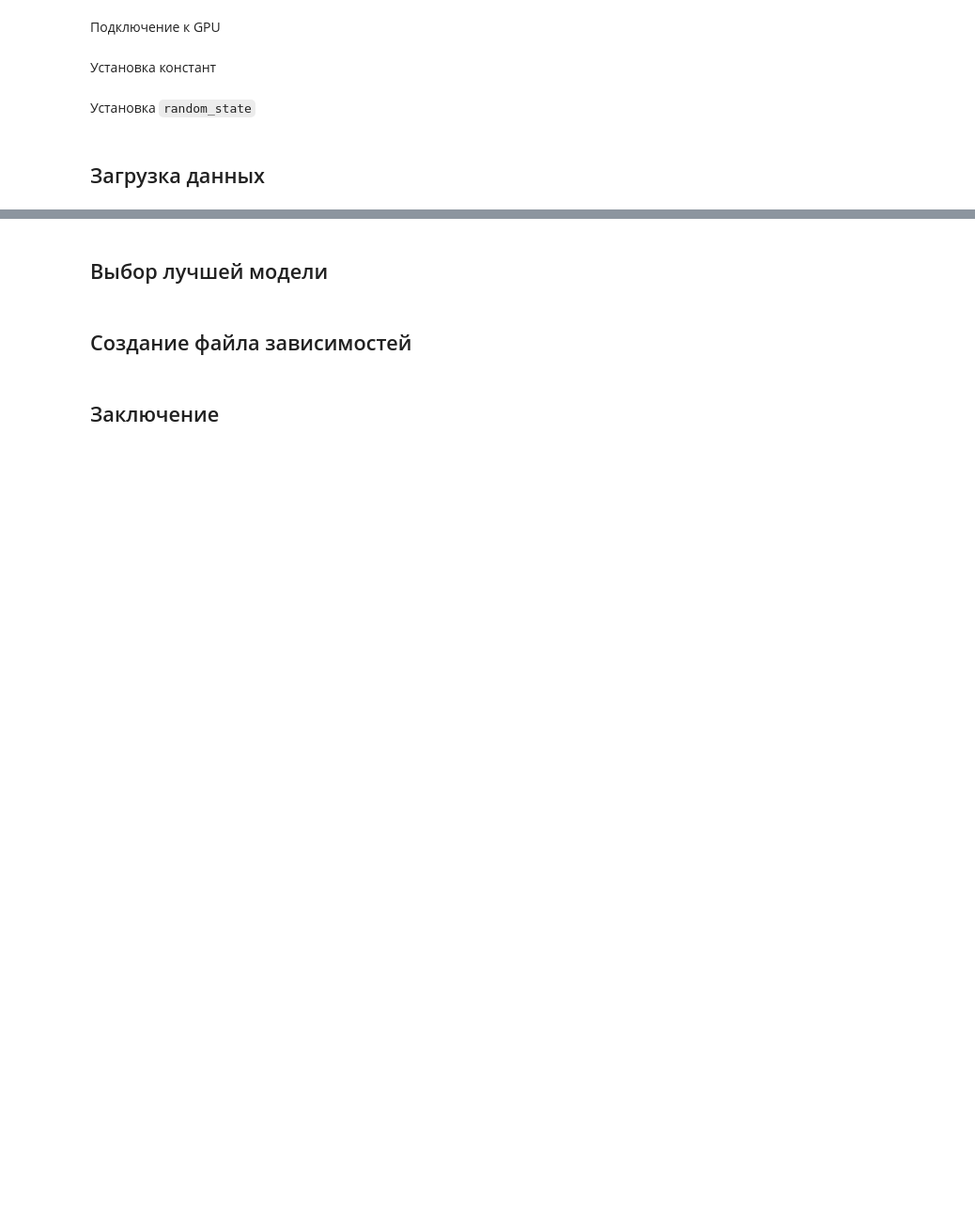
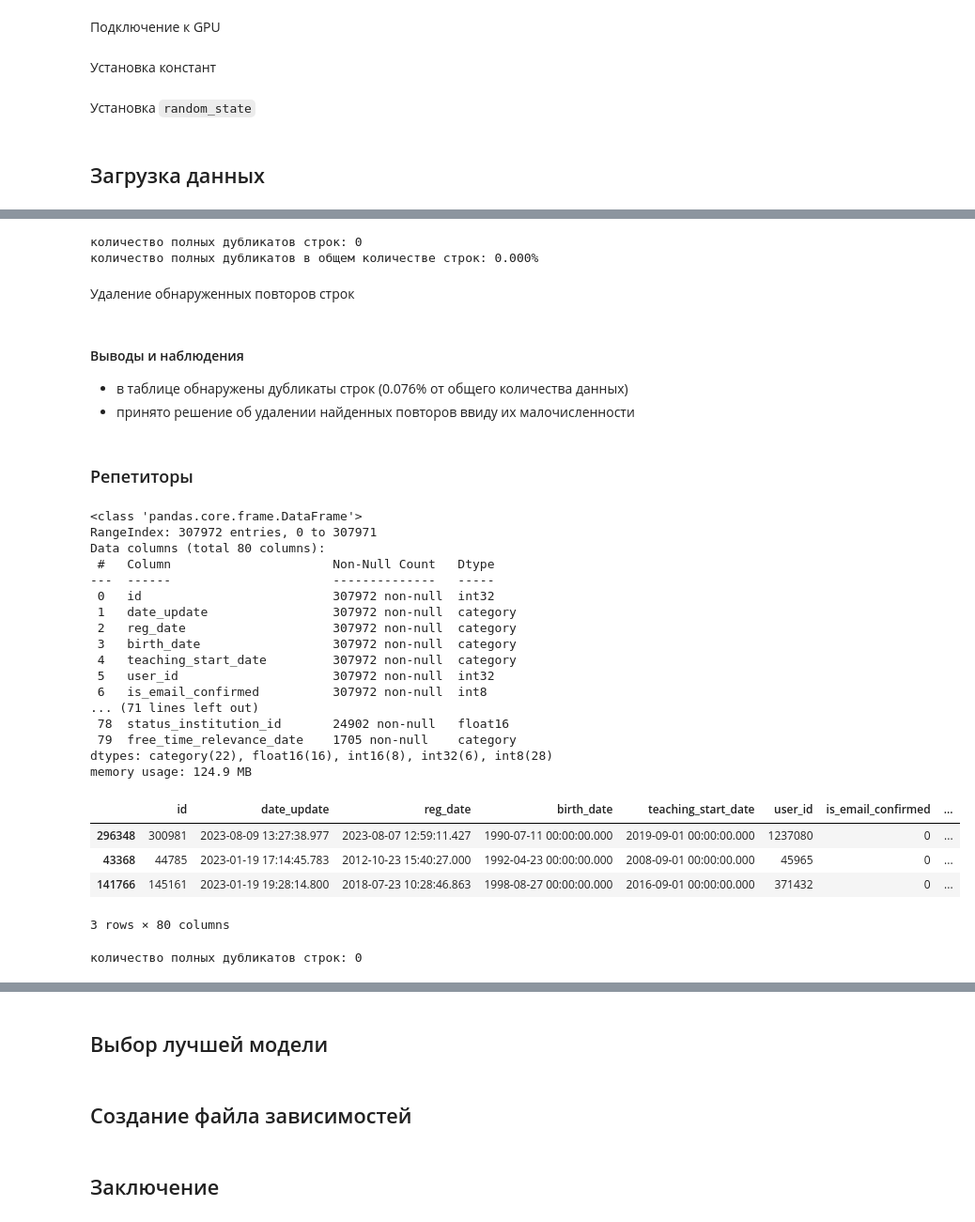
Before and after one commit to denis-42ds/classification_of_payment_requests, a Jupyter notebook: classification_of_payment_requests.ipynb, the cells around one changed output, grey strips where cells are left out. Shown at 94% size. Drawn from its saved outputs; the diff is of its cells as text; code cells hidden in the pictures; blank space fills up the shorter version.

Commit message:
first acquaintance with data

```diff
--- a/classification_of_payment_requests.ipynb
+++ b/classification_of_payment_requests.ipynb
@@ -178,7 +182,7 @@ np.random.seed(RANDOM_STATE)
 # %% [markdown]
 ## Загрузка данных
 # %%
-orders = pd.read_csv('data/orders.csv')
-teacher_info = pd.read_csv('data/teacher_info.csv')
-suitable_teachers = pd.read_csv('data/suitable_teachers.csv')
-prefered_teachers_order_id = pd.read_csv('data/prefered_teachers_order_id.csv')
+orders = pd.read_feather('data/orders.feather')
+teachers_info = pd.read_feather('data/teachers_info.feather')
+suitable_teachers = pd.read_feather('data/suitable_teachers.feather')
+prefered_teachers_order_id = pd.read_feather('data/prefered_teachers_order_id.feather')
@@ -184,0 +215,8 @@ prefered_teachers_order_id = pd.read_csv('data/prefered_teachers_order_id.csv')
+# %%
+print(f"количество полных дубликатов строк: {orders.duplicated().sum()}")
+print(f"количество полных дубликатов в общем количестве строк: {orders.duplicated().sum() / orders.shape[0] * 100:.3f}%")
+# %% [output]
+количество полных дубликатов строк: 0
+количество полных дубликатов в общем количестве строк: 0.000%
+# %% [markdown]
+Удаление обнаруженных повторов строк
@@ -184,0 +225,36 @@ prefered_teachers_order_id = pd.read_csv('data/prefered_teachers_order_id.csv')
+# %% [markdown]
+#### Выводы и наблюдения
+- в таблице обнаружены дубликаты строк (0.076% от общего количества данных)
+- принято решение об удалении найденных повторов ввиду их малочисленности
+# %% [markdown]
+### Репетиторы
+# %%
+teachers_info.info()
+teachers_info.sample(3)
+# %% [output]
+<class 'pandas.core.frame.DataFrame'>
+RangeIndex: 307972 entries, 0 to 307971
+Data columns (total 80 columns):
+ #   Column                      Non-Null Count   Dtype
+---  ------                      --------------   -----
+ 0   id                          307972 non-null  int32
+ 1   date_update                 307972 non-null  category
+ 2   reg_date                    307972 non-null  category
+ 3   birth_date                  307972 non-null  category
+ 4   teaching_start_date         307972 non-null  category
+ 5   user_id                     307972 non-null  int32
+ 6   is_email_confirmed          307972 non-null  int8
+... (71 lines left out)
+ 78  status_institution_id       24902 non-null   float16
+ 79  free_time_relevance_date    1705 non-null    category
+dtypes: category(22), float16(16), int16(8), int32(6), int8(28)
+memory usage: 124.9 MB
+|  | id | date_update | reg_date | birth_date | teaching_start_date | user_id | is_email_confirmed | ... |
+| 296348 | 300981 | 2023-08-09 13:27:38.977 | 2023-08-07 12:59:11.427 | 1990-07-11 00:00:00.000 | 2019-09-01 00:00:00.000 | 1237080 | 0 | ... |
+| 43368 | 44785 | 2023-01-19 17:14:45.783 | 2012-10-23 15:40:27.000 | 1992-04-23 00:00:00.000 | 2008-09-01 00:00:00.000 | 45965 | 0 | ... |
+| 141766 | 145161 | 2023-01-19 19:28:14.800 | 2018-07-23 10:28:46.863 | 1998-08-27 00:00:00.000 | 2016-09-01 00:00:00.000 | 371432 | 0 | ... |
+3 rows × 80 columns
+# %%
+print(f"количество полных дубликатов строк: {teachers_info.duplicated().sum()}")
+# %% [output]
+количество полных дубликатов строк: 0
```
Also changed, not shown: parts of 21 cells of this notebook, 1 other file.
